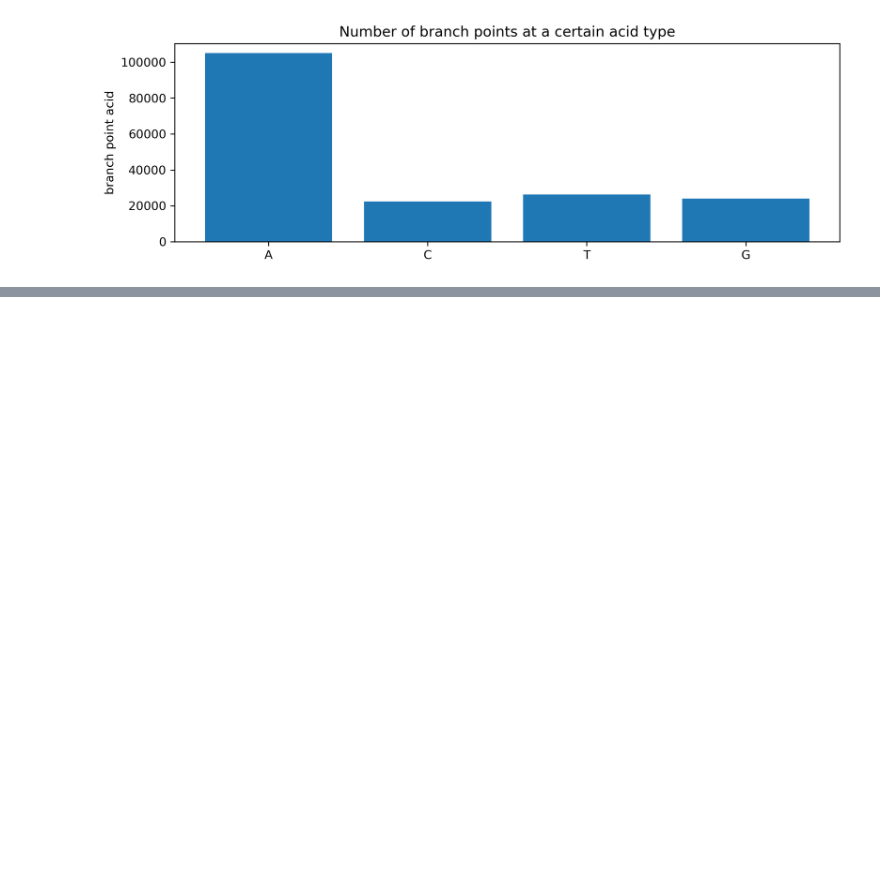
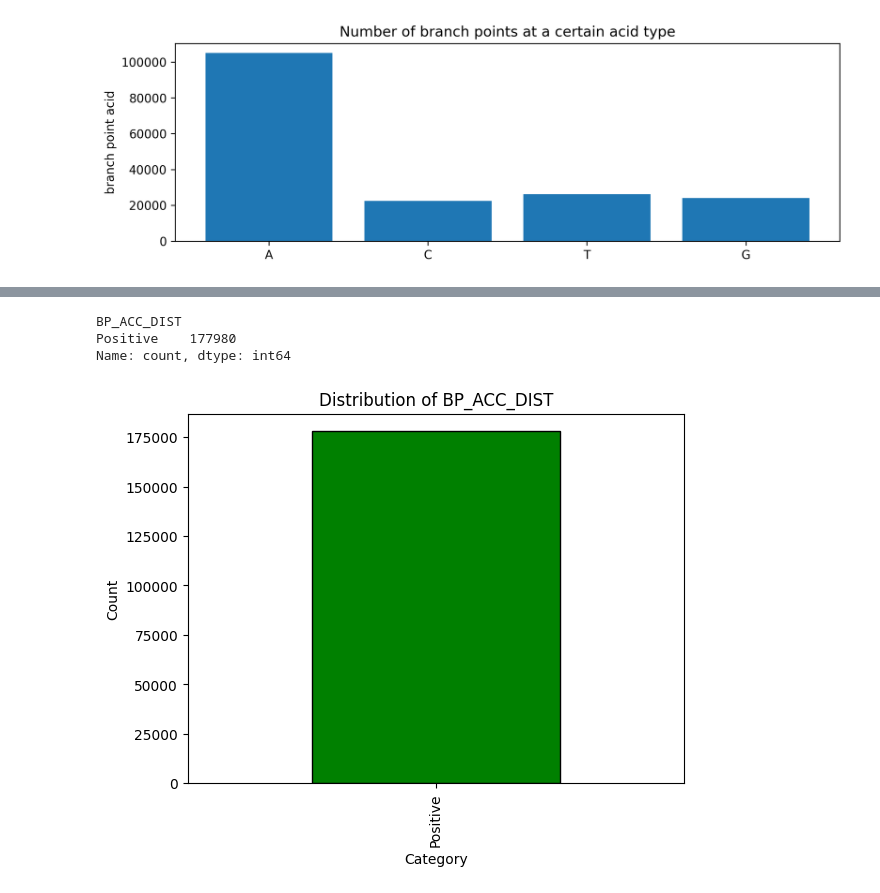
Before and after one commit to AliSaadatV/BP_LM, a Jupyter notebook: Dataexploration.ipynb, the cells around one changed output, grey strips where cells are left out. Cells and saved outputs as stored; diff of their text form; code cells hidden in the pictures; blank space fills up the shorter version.

```diff
--- a/Dataexploration.ipynb
+++ b/Dataexploration.ipynb
@@ -202,0 +319,22 @@ for i in range(len(input_sequences)):
+# %%
+# Count positive, negative, and zero values in BP_ACC_DIST
+bp_acc_dist_summary = df['BP_ACC_DIST'].apply(
+    lambda x: 'Positive' if x < 0 else 'Zero'
+).value_counts()
+
+# Display the counts
+print(bp_acc_dist_summary)
+
+# Visualize the distribution
+import matplotlib.pyplot as plt
+
+bp_acc_dist_summary.plot(kind='bar', color=['green', 'red', 'blue'], edgecolor='k')
+plt.title('Distribution of BP_ACC_DIST')
+plt.xlabel('Category')
+plt.ylabel('Count')
+plt.show()
+# %% [output]
+BP_ACC_DIST
+Positive    177980
+Name: count, dtype: int64
+[figure, added]
```
Also changed, not shown: parts of 15 cells of this notebook, 4 other files.
